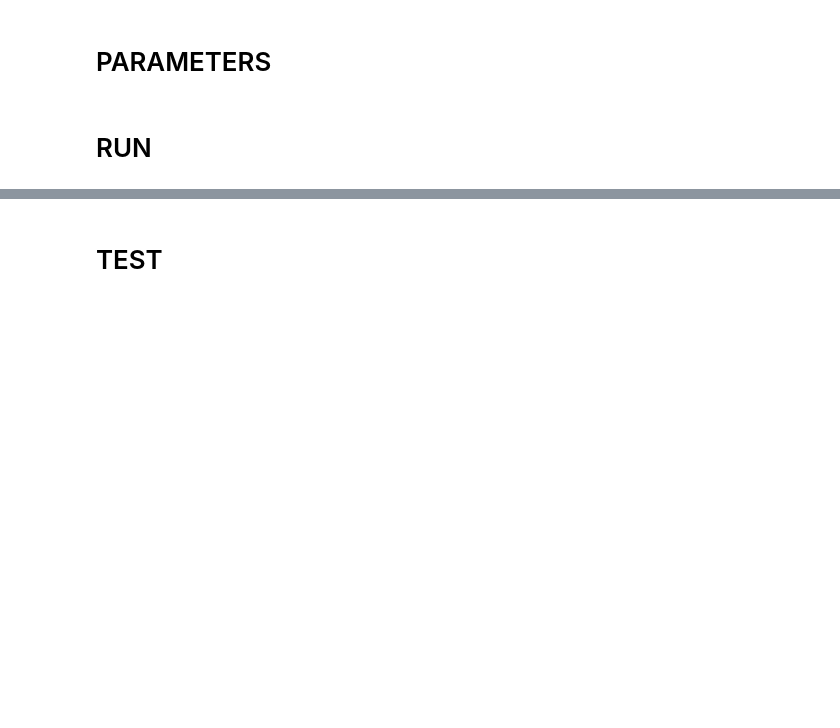
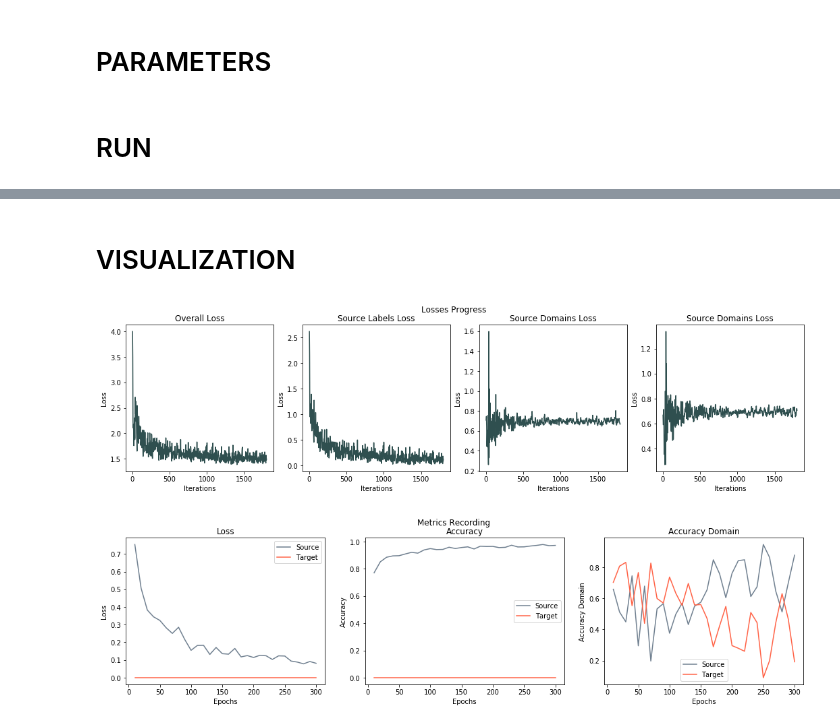
Before and after one commit to pierresegonne/ELEC5307_Project2, a Jupyter notebook: Task2.ipynb, the cells around one changed output, grey strips where cells are left out. Cells and saved outputs as stored; diff of their text form; code cells hidden in the pictures; blank space fills up the shorter version.

```diff
--- a/Task2.ipynb
+++ b/Task2.ipynb
@@ -374,6 +444,8 @@ def evaluate(model, loader, device, flag_source):
 def train(model, optimizer, criterion, source_loader, target_loader, device, params):
   print('==== Start Training ====')
 
+  # Recordings
+  recordings = Recordings(params.log_progress_every, params.evaluate_model_every)
   for epoch in range(params.epochs):
     # Train flag
     model.train()
@@ -382,8 +454,6 @@ def train(model, optimizer, criterion, source_loader, target_loader, device, par
     loader = zip(source_loader, target_loader)
     len_loader = min(len(source_loader), len(target_loader)) # Avoid doing list(zip(...)) for performance
 
-    # Recordings
-    recordings = Recordings()
     for iteration, ((source_inputs, source_labels), (target_inputs, _)) in enumerate(loader):
 
       # Training progress p
@@ -424,9 +494,11 @@ def train(model, optimizer, criterion, source_loader, target_loader, device, par
       # =======
       # Log Progress
       if ((iteration + 1) % params.log_progress_every == 0):
-        print(f'\n---- Epoch {epoch + 1}/{params.epochs}, Iteration {iteration + 1}/{len_loader}')
-        print('Source, label loss: {:.4f}, domain loss: {:.4f} || Target, domain loss: {:.4f}'.format(source_labels_loss.data.item(), source_domains_loss.data.item(), target_domains_loss.data.item()))
-        print('Overall loss : {:.4f}'.format(loss.data.item()))
+        recordings.progress.loss.append(loss.data.item())
+        recordings.progress.source_labels_loss.append(source_labels_loss.data.item()); recordings.progress.source_domains_loss.append(source_domains_loss.data.item())
+        recordings.progress.target_domains_loss.append(target_domains_loss.data.item())
+        recordings.log_progress(epoch, params.epochs, iteration, len_loader)
+
 
     # Evaluate
     if ((epoch + 1) % params.evaluate_model_every == 0):
@@ -436,7 +508,7 @@ def train(model, optimizer, criterion, source_loader, target_loader, device, par
       target_loss, target_accuracy, target_accuracy_domain = evaluate(model, target_loader, device, False)
       recordings.target.loss.append(target_loss); recordings.target.accuracy.append(target_accuracy); recordings.target.accuracy_domain.append(target_accuracy_domain)
 
-      recordings.log(epoch, params.epochs)
+      recordings.log_evaluation(epoch, params.epochs)
 
     # Save temporary model
     if ((epoch + 1) % params.save_model_every == 0):
@@ -458,14 +530,14 @@ class Params(object):
 
   batch_size_source = 128 // 2 # From paper
   batch_size_target = 128 // 2
-  epochs = 5
+  epochs = 300
   learning_rate = 0.01 # From paper
   momentum = 0.9
   weight_decay = 0
 
-  log_progress_every = 2 # In iterations
-  evaluate_model_every = 1 # In epochs
-  save_model_every = 10 # In epochs
+  log_progress_every = 3 # In iterations
+  evaluate_model_every = 10 # In epochs
+  save_model_every = 150 # In epochs
 
   model_filename = '{}/saves_task2/dann.pth'.format(ROOT_DIRECTORY)
   recordings_filename = '{}/saves_task2/recordings.pickle'.format(ROOT_DIRECTORY)
@@ -506,5 +578,11 @@ Target, loss: 0.0000, label accuracy: 0.0000, domain accuracy: 0.3228
 
 ==== END TRAINING ====
 # %% [markdown]
-# TEST
+# VISUALIZATION
+# %%
+# Metrics plots
+recordings.display()
+# %% [output]
+[figure, added]
+[figure, added]
 # %%
```
Also changed, not shown: parts of 7 cells of this notebook.
